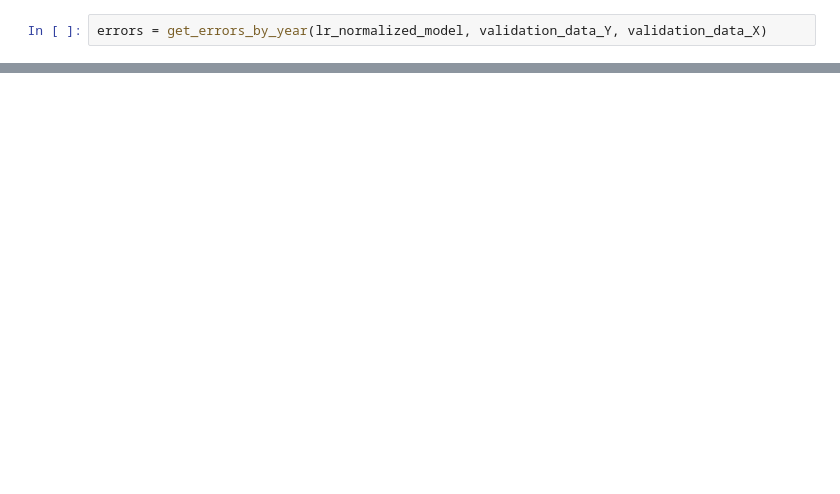
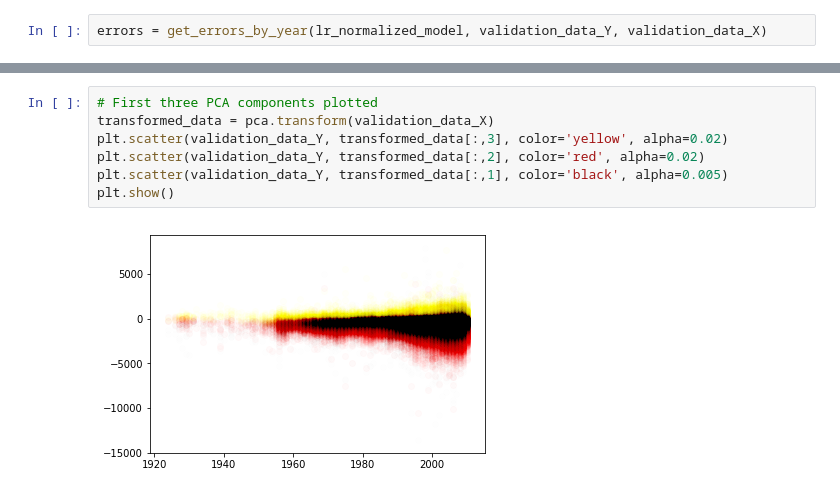
Before and after one commit to rossanez/MO444-2s2017, a Jupyter notebook: Trab01/MO444_2017_Trab01_Grupo05.ipynb, the cells around one changed output, grey strips where cells are left out. Drawn from its saved outputs; the diff is of its cells as text; blank space fills up the shorter version.

Commit message:
Testing LR using first PCA components

```diff
--- a/Trab01/MO444_2017_Trab01_Grupo05.ipynb
+++ b/Trab01/MO444_2017_Trab01_Grupo05.ipynb
@@ -192,0 +193,9 @@ print(pca.explained_variance_ratio_)
+# %%
+# First three PCA components plotted
+transformed_data = pca.transform(validation_data_X)
+plt.scatter(validation_data_Y, transformed_data[:,3], color='yellow', alpha=0.02)
+plt.scatter(validation_data_Y, transformed_data[:,2], color='red', alpha=0.02)
+plt.scatter(validation_data_Y, transformed_data[:,1], color='black', alpha=0.005)
+plt.show()
+# %% [output]
+[figure, added]
```
Also changed, not shown: parts of 7 cells of this notebook.
